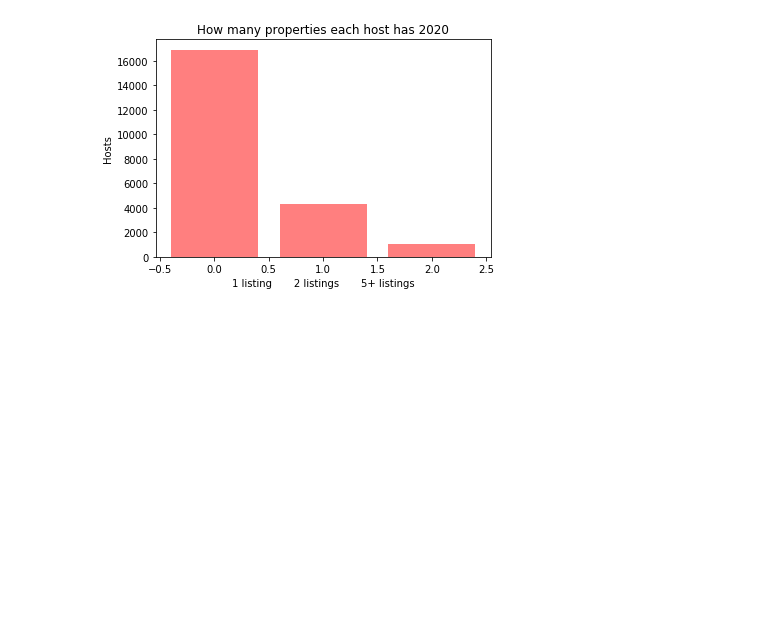
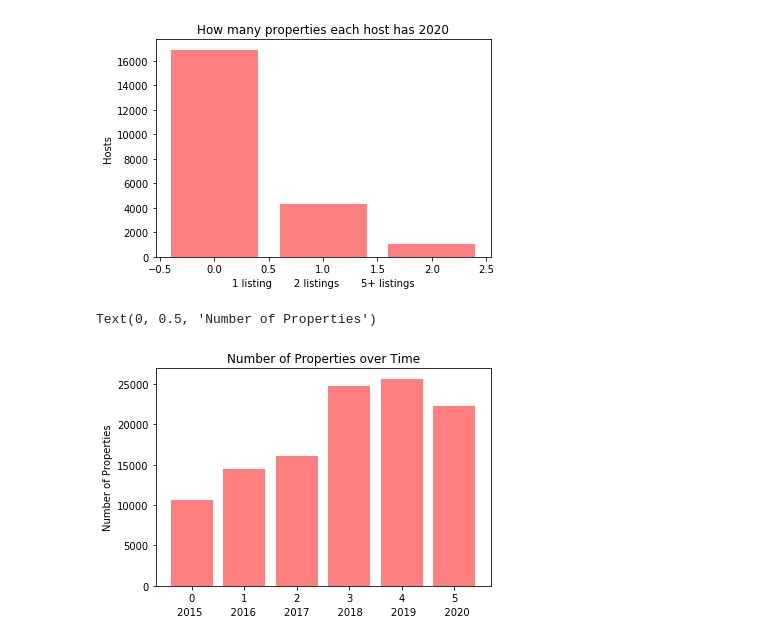
Before and after one commit to DerekTeed/project1_data, a Jupyter notebook: airbnbPy.ipynb, the cells around one changed output. Saved outputs shown, nothing was run; the diff lists cells and outputs as text; code cells hidden in the pictures; blank space fills up the shorter version.

Commit message:
Nico upate

```diff
--- a/airbnbPy.ipynb
+++ b/airbnbPy.ipynb
@@ -542,3 +561,26 @@ plt.ylabel("Hosts")
 # %% [output]
 Text(0, 0.5, 'Hosts')
 [figure]
+# %%
+#Nico
+hostspropertycount15 = host_number15.loc[(host_number15["id"])>=1]
+hostspropertycount15 = hostspropertycount15['id'].count()
+hostspropertycount16 = host_number16.loc[(host_number16["id"])>=1]
+hostspropertycount16 = hostspropertycount16['id'].count()
+hostspropertycount17 = host_number17.loc[(host_number17["id"])>=1]
+hostspropertycount17 = hostspropertycount17['id'].count()
+hostspropertycount18 = host_number18.loc[(host_number18["id"])>=1]
+hostspropertycount18 = hostspropertycount18['id'].count()
+hostspropertycount19 = host_number19.loc[(host_number19["id"])>=1]
+hostspropertycount19 = hostspropertycount19['id'].count()
+hostspropertycount20 = host_number.loc[(host_number["id"])>=1]
+hostspropertycount20 = hostspropertycount20['id'].count()
+hosts = [hostspropertycount15, hostspropertycount16,hostspropertycount17, hostspropertycount18, hostspropertycount19, hostspropertycount20]
+x_axis = np.arange(len(hosts))
+plt.bar(x_axis, hosts, color='r', alpha=0.5, align="center")
+plt.title("Number of Properties over Time")
+plt.xlabel("2015         2016         2017         2018         2019         2020")
+plt.ylabel("Number of Properties")
+# %% [output]
+Text(0, 0.5, 'Number of Properties')
+[figure, added]
```
Also changed, not shown: parts of 10 cells of this notebook, 3 other files.
